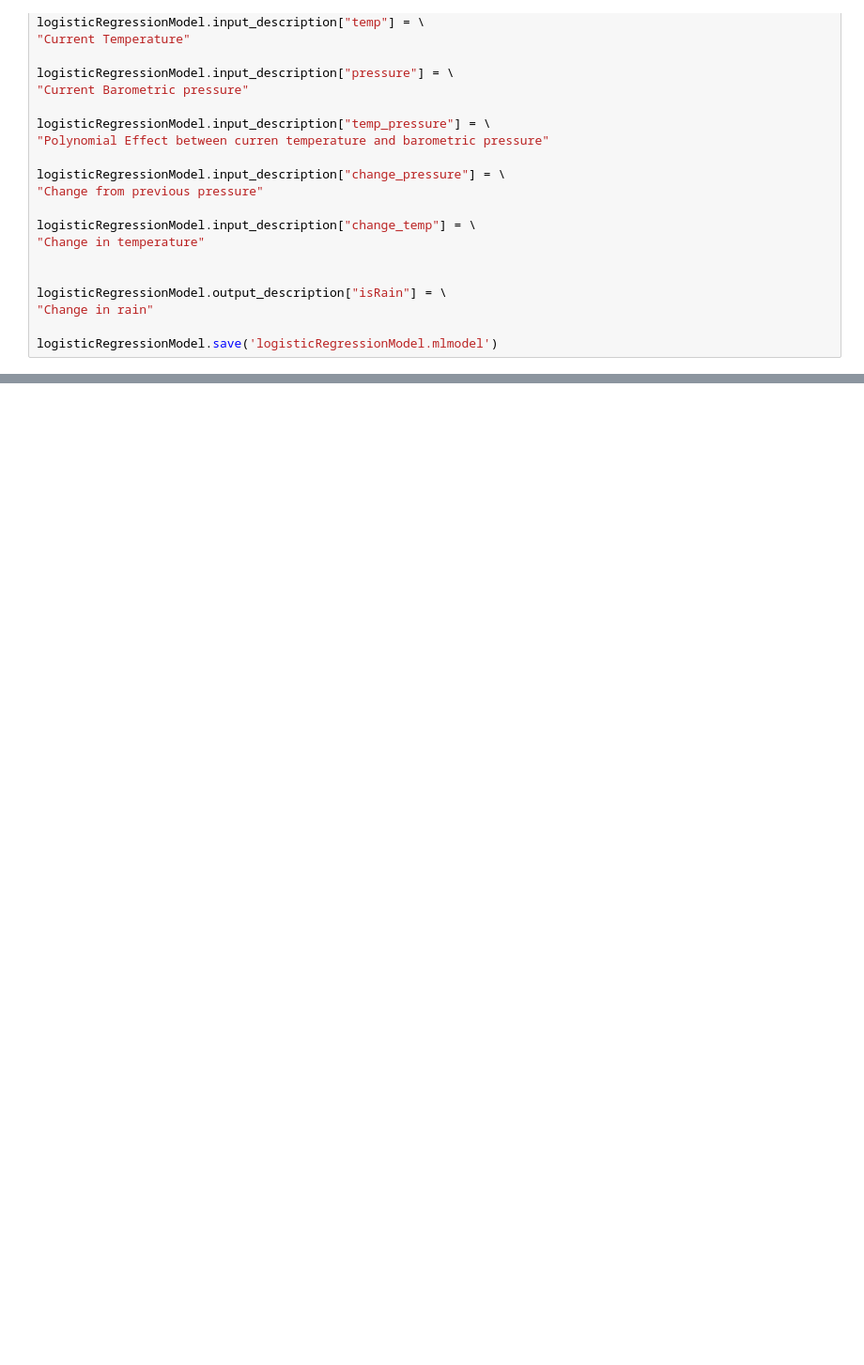
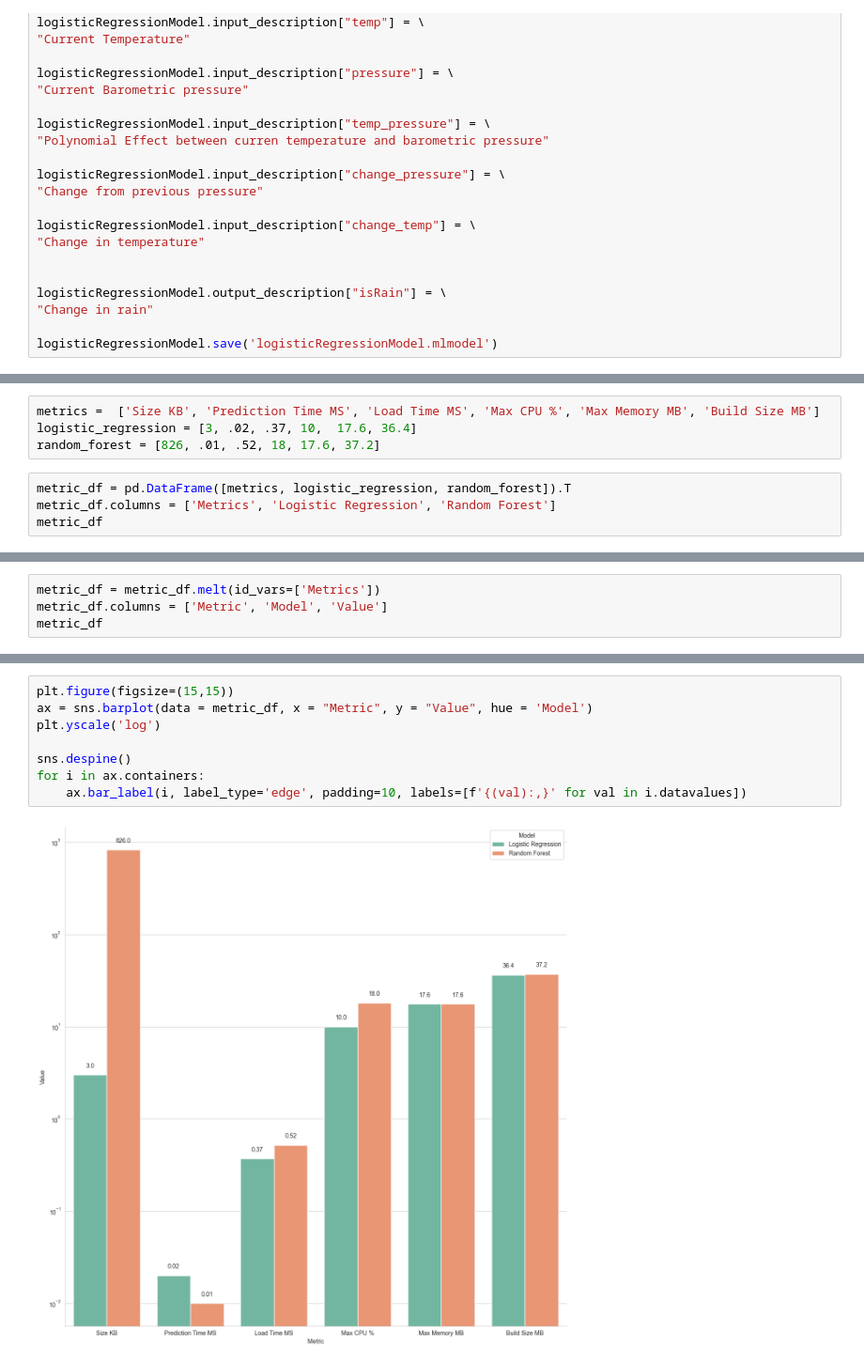
Before and after one commit to laffer-ryan/SmartwatchRainPrediction, a Jupyter notebook: WeatherModelNotebook.ipynb, the cells around one changed output, grey strips where cells are left out. Shown at 94% size. Cells and saved outputs as stored; diff of their text form; blank space fills up the shorter version.

```diff
--- a/WeatherModelNotebook.ipynb
+++ b/WeatherModelNotebook.ipynb
@@ -781,3 +795,11 @@ df.describe()
 | 75% | 2023-04-25 07:00:00 | 19.360000 | 0.000000 | 1022.400000 | 0.000000 | 67.085261 | 19.360000 | 1022.400000 | ... |
 | max | 2023-10-02 01:00:00 | 37.640000 | 8.000000 | 1041.900000 | 1.000000 | 1009.300000 | 37.640000 | 1041.900000 | ... |
 | std | NaN | 8.570332 | 0.293296 | 7.654133 | 0.211808 | 44.109466 | 8.570512 | 7.654396 | ... |
+# %%
+metrics =  ['Size KB', 'Prediction Time MS', 'Load Time MS', 'Max CPU %', 'Max Memory MB', 'Build Size MB']
+logistic_regression = [3, .02, .37, 10,  17.6, 36.4]
+random_forest = [826, .01, .52, 18, 17.6, 37.2]
+# %%
+metric_df = pd.DataFrame([metrics, logistic_regression, random_forest]).T
+metric_df.columns = ['Metrics', 'Logistic Regression', 'Random Forest']
+metric_df
@@ -783,0 +814,4 @@ df.describe()
+# %%
+metric_df = metric_df.melt(id_vars=['Metrics'])
+metric_df.columns = ['Metric', 'Model', 'Value']
+metric_df
@@ -783,0 +832,10 @@ df.describe()
+# %%
+plt.figure(figsize=(15,15))
+ax = sns.barplot(data = metric_df, x = "Metric", y = "Value", hue = 'Model')
+plt.yscale('log')
+
+sns.despine()
+for i in ax.containers:
+    ax.bar_label(i, label_type='edge', padding=10, labels=[f'{(val):,}' for val in i.datavalues])
+# %% [output]
+[figure, added]
```
Also changed, not shown: parts of 19 cells of this notebook, 56 other files.
